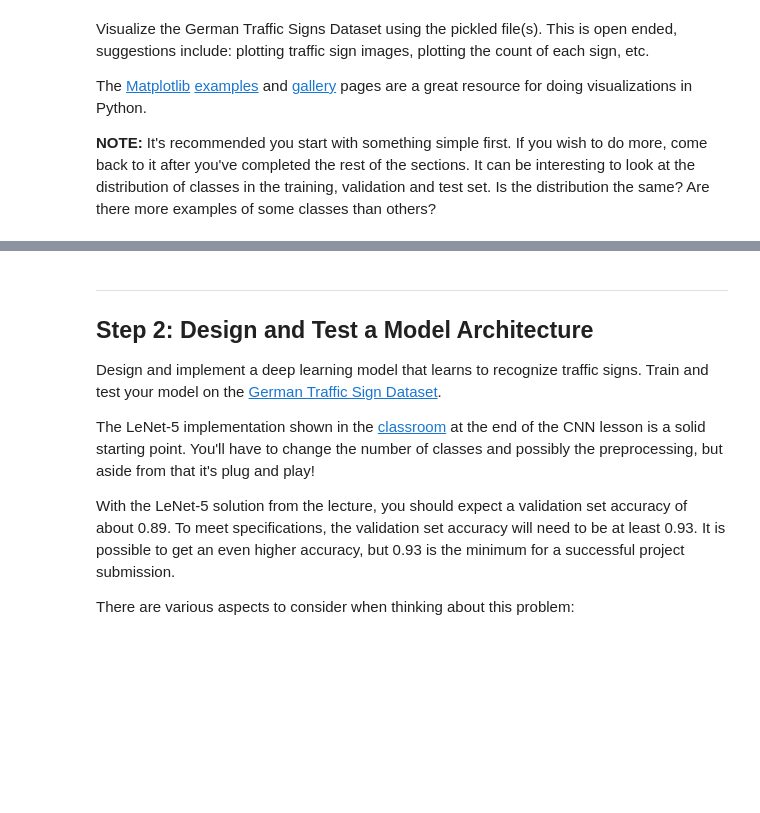
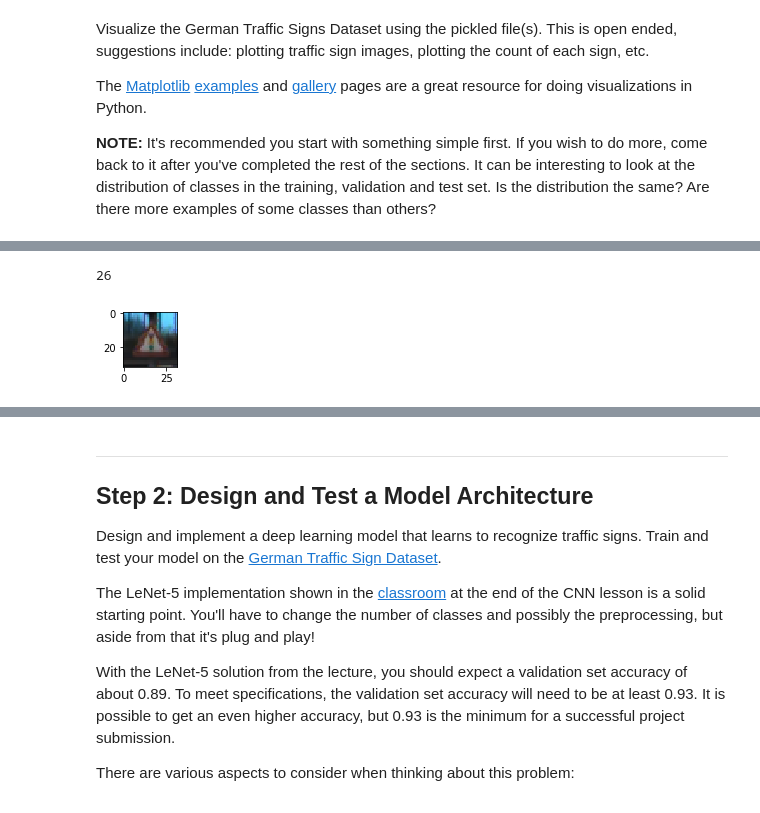
Before and after one commit to var7/CarND-Traffic-Sign-Classifier-Project, a Jupyter notebook: Traffic_Sign_Classifier.ipynb, the cells around one changed output, grey strips where cells are left out. Cells and saved outputs as stored; diff of their text form; code cells hidden in the pictures; blank space fills up the shorter version.

```diff
--- a/Traffic_Sign_Classifier.ipynb
+++ b/Traffic_Sign_Classifier.ipynb
@@ -93,0 +111,12 @@ import matplotlib.pyplot as plt
+# %%
+# visualize traffic signal sign
+index = y_train.tolist().index(26)
+# print(index)
+image = X_train[index]
+
+plt.figure(figsize=(1,1))
+plt.imshow(image)
+print(y_train[index])
+# %% [output]
+26
+[figure, added]
```
Also changed, not shown: parts of 15 cells of this notebook.
